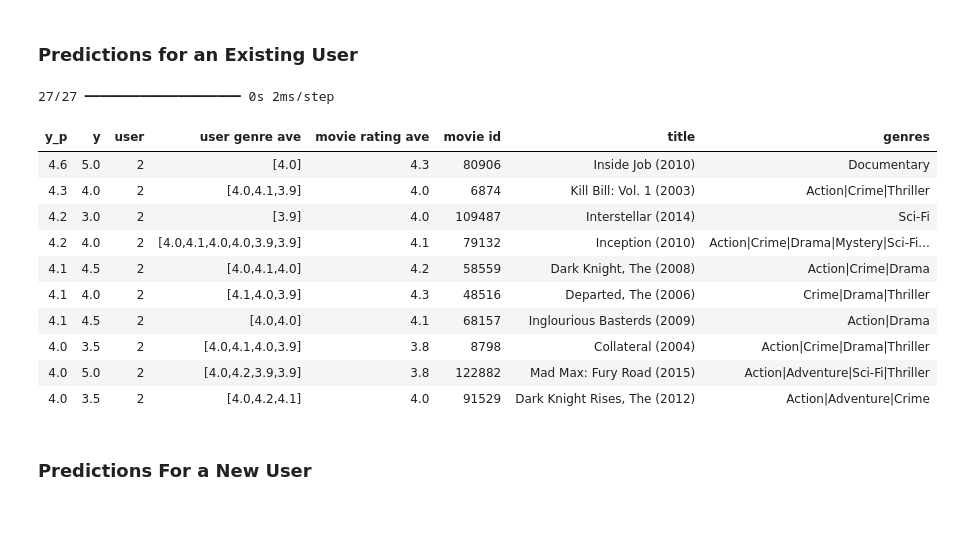
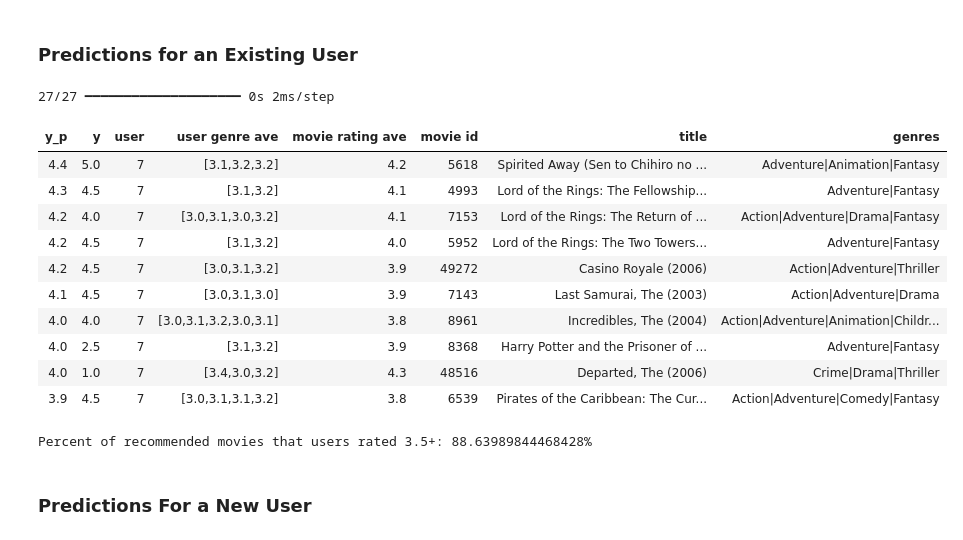
Before and after one commit to brianHarder/Movie-Recommender-System, a Jupyter notebook: notebook.ipynb, the cells around one changed output. Saved outputs shown, nothing was run; the diff lists cells and outputs as text; code cells hidden in the pictures.

Commit message:
precision calculation

```diff
--- a/notebook.ipynb
+++ b/notebook.ipynb
@@ -152,35 +152,60 @@ model.evaluate([user_test[:, u_s:], item_test[:, i_s:]], y_test)
 # %% [markdown]
 ### Predictions for an Existing User
 # %%
-uid = 2
+uid = 7
 user_vecs, y_vecs = get_user_vecs(uid, user_train_unscaled, item_vecs, user_to_genre)
 
 s_user_vecs = scalerUser.transform(user_vecs)
 s_item_vecs = scalerItem.transform(item_vecs)
 
 y_p = model.predict([s_user_vecs[:, u_s:], s_item_vecs[:, i_s:]])
 y_pu = scalerTarget.inverse_transform(y_p)
 
 sorted_index = np.argsort(-y_pu,axis=0).reshape(-1).tolist()
 sorted_ypu = y_pu[sorted_index]
 sorted_items = item_vecs[sorted_index]
 sorted_user = user_vecs[sorted_index]
 sorted_y = y_vecs[sorted_index]
 
 print_existing_user(sorted_ypu, sorted_y.reshape(-1,1), sorted_user, sorted_items, ivs, uvs, movie_dict, maxcount = 10)
 # %% [output]
 27/27 ━━━━━━━━━━━━━━━━━━━━ 0s 2ms/step
 | y_p | y | user | user genre ave | movie rating ave | movie id | title | genres |
-| 4.6 | 5.0 | 2 | [4.0] | 4.3 | 80906 | Inside Job (2010) | Documentary |
-| 4.3 | 4.0 | 2 | [4.0,4.1,3.9] | 4.0 | 6874 | Kill Bill: Vol. 1 (2003) | Action|Crime|Thriller |
-| 4.2 | 3.0 | 2 | [3.9] | 4.0 | 109487 | Interstellar (2014) | Sci-Fi |
-| 4.2 | 4.0 | 2 | [4.0,4.1,4.0,4.0,3.9,3.9] | 4.1 | 79132 | Inception (2010) | Action|Crime|Drama|Mystery|Sci-Fi... |
-| 4.1 | 4.5 | 2 | [4.0,4.1,4.0] | 4.2 | 58559 | Dark Knight, The (2008) | Action|Crime|Drama |
-| 4.1 | 4.0 | 2 | [4.1,4.0,3.9] | 4.3 | 48516 | Departed, The (2006) | Crime|Drama|Thriller |
-| 4.1 | 4.5 | 2 | [4.0,4.0] | 4.1 | 68157 | Inglourious Basterds (2009) | Action|Drama |
-| 4.0 | 3.5 | 2 | [4.0,4.1,4.0,3.9] | 3.8 | 8798 | Collateral (2004) | Action|Crime|Drama|Thriller |
-| 4.0 | 5.0 | 2 | [4.0,4.2,3.9,3.9] | 3.8 | 122882 | Mad Max: Fury Road (2015) | Action|Adventure|Sci-Fi|Thriller |
-| 4.0 | 3.5 | 2 | [4.0,4.2,4.1] | 4.0 | 91529 | Dark Knight Rises, The (2012) | Action|Adventure|Crime |
+| 4.4 | 5.0 | 7 | [3.1,3.2,3.2] | 4.2 | 5618 | Spirited Away (Sen to Chihiro no ... | Adventure|Animation|Fantasy |
+| 4.3 | 4.5 | 7 | [3.1,3.2] | 4.1 | 4993 | Lord of the Rings: The Fellowship... | Adventure|Fantasy |
+| 4.2 | 4.0 | 7 | [3.0,3.1,3.0,3.2] | 4.1 | 7153 | Lord of the Rings: The Return of ... | Action|Adventure|Drama|Fantasy |
+| 4.2 | 4.5 | 7 | [3.1,3.2] | 4.0 | 5952 | Lord of the Rings: The Two Towers... | Adventure|Fantasy |
+| 4.2 | 4.5 | 7 | [3.0,3.1,3.2] | 3.9 | 49272 | Casino Royale (2006) | Action|Adventure|Thriller |
+| 4.1 | 4.5 | 7 | [3.0,3.1,3.0] | 3.9 | 7143 | Last Samurai, The (2003) | Action|Adventure|Drama |
+| 4.0 | 4.0 | 7 | [3.0,3.1,3.2,3.0,3.1] | 3.8 | 8961 | Incredibles, The (2004) | Action|Adventure|Animation|Childr... |
+| 4.0 | 2.5 | 7 | [3.1,3.2] | 3.9 | 8368 | Harry Potter and the Prisoner of ... | Adventure|Fantasy |
+| 4.0 | 1.0 | 7 | [3.4,3.0,3.2] | 4.3 | 48516 | Departed, The (2006) | Crime|Drama|Thriller |
+| 3.9 | 4.5 | 7 | [3.0,3.1,3.1,3.2] | 3.8 | 6539 | Pirates of the Caribbean: The Cur... | Action|Adventure|Comedy|Fantasy |
+# %%
+unique_user_ids = np.unique(user_train_unscaled[:, 0].astype(int))
+percents_sum = 0
+
+for uid in unique_user_ids:
+    user_vecs, y_vecs = get_user_vecs(uid, user_train_unscaled, item_vecs, user_to_genre)
+
+    s_user_vecs = scalerUser.transform(user_vecs)
+    s_item_vecs = scalerItem.transform(item_vecs)
+
+    y_p = model.predict([s_user_vecs[:, u_s:], s_item_vecs[:, i_s:]], verbose=0)
+    y_pu = scalerTarget.inverse_transform(y_p)
+
+    sorted_index = np.argsort(-y_pu,axis=0).reshape(-1).tolist()
+    sorted_ypu = y_pu[sorted_index]
+    sorted_items = item_vecs[sorted_index]
+    sorted_user = user_vecs[sorted_index]
+    sorted_y = y_vecs[sorted_index]
+
+    percents_sum += get_precision(sorted_ypu, sorted_y.reshape(-1,1), sorted_user, sorted_items, ivs, uvs, movie_dict, maxcount = 10)
+
+precision = percents_sum / len(unique_user_ids)
+print(f"Percent of recommended movies that users rated 3.5+: {precision * 100}%")
+# %% [output]
+Percent of recommended movies that users rated 3.5+: 88.63989844468428%
 # %% [markdown]
 ### Predictions For a New User
 # %%
```
Also changed, not shown: parts of 3 cells of this notebook, 1 other file.
